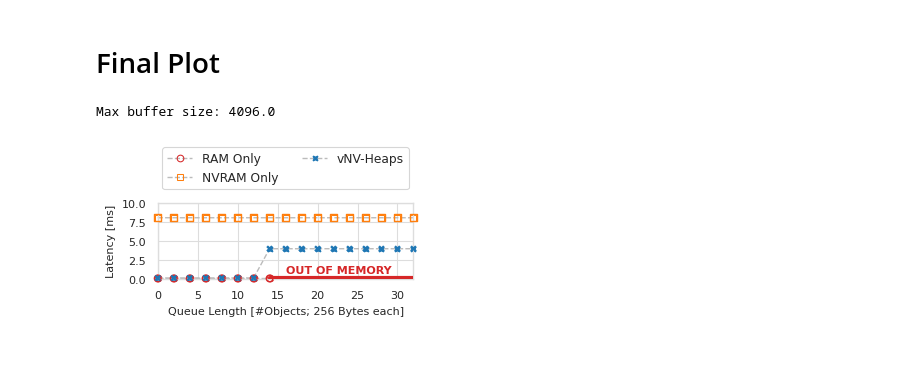
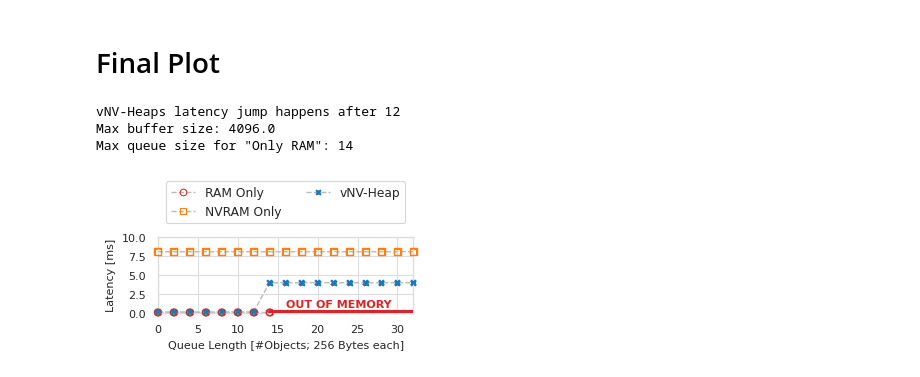
Before and after one commit to markus-gerber/vnv-heap, a Jupyter notebook: zephyr/vnv_heap_benchmark/analysis/queue.ipynb, the cells around one changed output. Saved outputs shown, nothing was run; the diff lists cells and outputs as text; code cells hidden in the pictures.

Commit message:
updated plots

```diff
--- a/zephyr/vnv_heap_benchmark/analysis/queue.ipynb
+++ b/zephyr/vnv_heap_benchmark/analysis/queue.ipynb
@@ -121,10 +121,19 @@ import numpy as np
 scale = 2
 norm = False
 
-impl_data = dataset[
-    (dataset["benchmark_id"] == "event_queue")
-    & (dataset["options.queue_length"] % scale == 0)
-]
+impl_data = dataset[(dataset["benchmark_id"] == "event_queue")]
+
+prev_mean = -1
+for mean in impl_data["mean"]:
+    if prev_mean != -1:
+        if mean > prev_mean * 2:
+            break
+
+    prev_mean = mean
+
+print("vNV-Heaps latency jump happens after", impl_data[impl_data["mean"] == prev_mean]["options.queue_length"].max())
+
+impl_data = impl_data[(impl_data["options.queue_length"] % scale == 0)]
 
 assert len(impl_data["options.buffer_size"].unique()) == 1
 assert len(impl_data["options.ram_overhead"].unique()) == 1
@@ -136,12 +145,17 @@ print("Max buffer size:", max_buffer_size)
 
 ram_data = dataset[
     (dataset["benchmark_id"] == "event_queue_ram")
-    & (dataset["options.queue_length"] % scale == 0)
 ]
 ram_data = ram_data[
     (ram_data["options.buffer_size"] + ram_data["options.ram_overhead"])
     <= max_buffer_size
 ]
+
+print("Max queue size for \"Only RAM\":", ram_data[ram_data["benchmark_id"] == "event_queue_ram"]["options.queue_length"].max())
+
+ram_data = ram_data[(ram_data["options.queue_length"] % scale == 0)]
+
+
 
 plot_data = [
     {
@@ -164,7 +178,7 @@ plot_data = [
         ],
     },
     {
-        "name": "vNV-Heaps",
+        "name": "vNV-Heap",
         "x": "options.queue_length",
         "y": "mean",
         "marker": "X",
@@ -207,31 +221,33 @@ ax.plot(
     linewidth=3,
     zorder=3
 )
 text_x = (ram_data_tmp["options.queue_length"].max() + impl_data["options.queue_length"].max()) / 2
 text_x = text_x - text_x*0.3
 text_y = ram_data_tmp.iloc[-1]["mean"] + ram_data_tmp.iloc[-1]["mean"]*2
 if norm:
     text_y /= norm_val
 
 ax.text(text_x, text_y * 4, "OUT OF MEMORY", weight="bold", color=plot_colors["baseline"])
 ax.legend(
     loc = "lower center",
     bbox_to_anchor=(0.5, 1.1),
     ncol=2,
     title=None,
     frameon=True
 )
 if norm:
     ax.set_xticks([0,5,10,15,20,25,30])
     ax.set_yticks([0,50,100,150])
     ax.set_xlim(right=32)
 else:
     ax.set_xticks([0,5,10,15,20,25,30])
     ax.set_yticks([0,2.5,5,7.5,10])
     ax.set_xlim(right=32)
 
 
 save_plot("queue", False)
 # %% [output]
+vNV-Heaps latency jump happens after 12
 Max buffer size: 4096.0
+Max queue size for "Only RAM": 14
-[figure, old version]
+[figure, new version]
```
Also changed, not shown: 2 other files.
